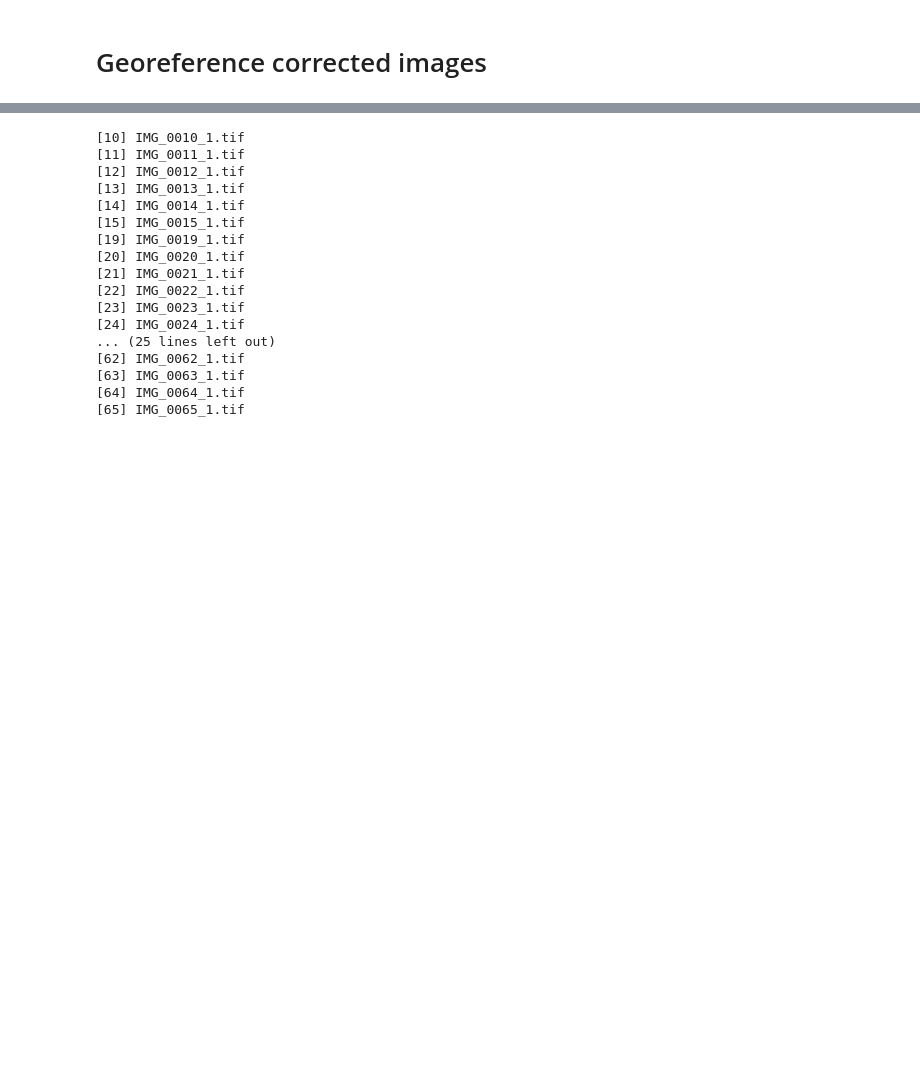
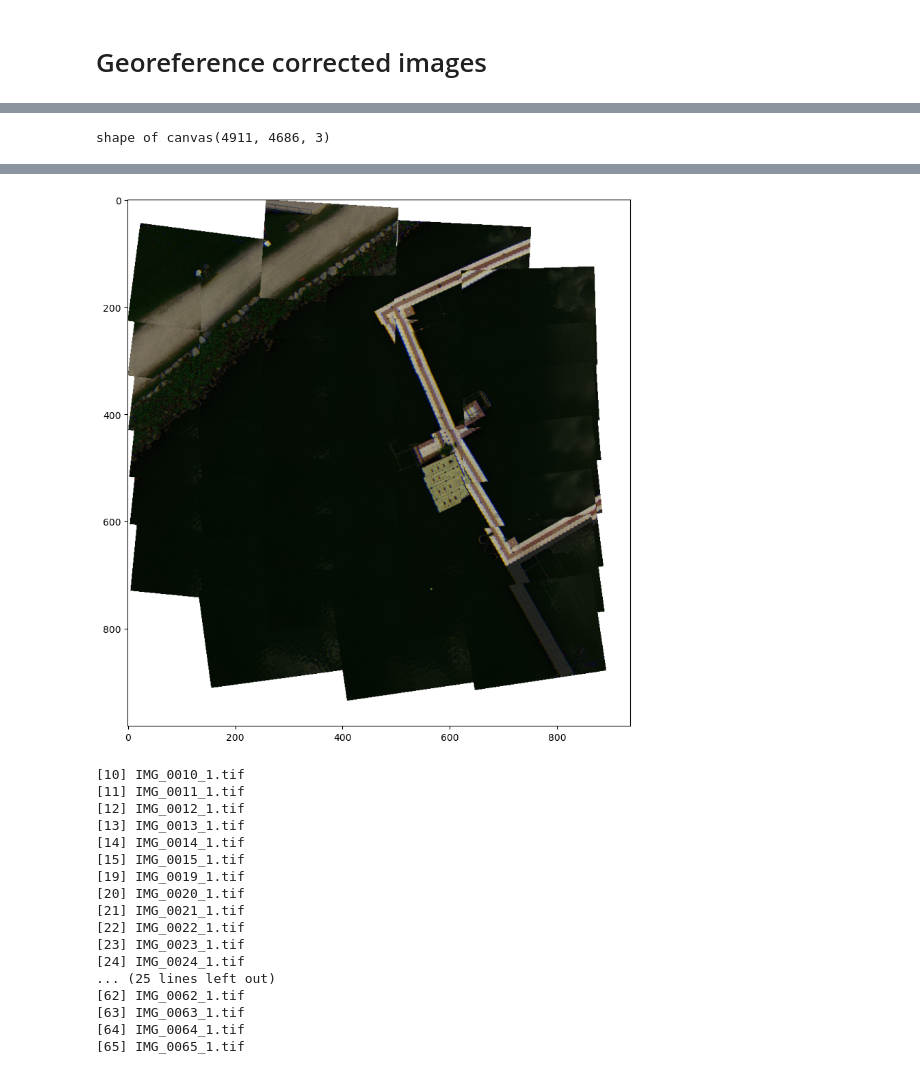
Before and after one commit to pakhuiying/micasense_georeferencing, a Jupyter notebook: interpolateCoordinateCorrection.ipynb, the cells around one changed output, grey strips where cells are left out. Cells and saved outputs as stored; diff of their text form; code cells hidden in the pictures; blank space fills up the shorter version.

```diff
--- a/interpolateCoordinateCorrection.ipynb
+++ b/interpolateCoordinateCorrection.ipynb
@@ -256,0 +185,13 @@ shape of canvas(5115, 4684, 3)
+# %%
+DEM_offset_height = height_min
+df_interpolated = IC.shift_coord(interp_dist_dict, shift_n=20)
+df_cropped = df_interpolated.iloc[flight_points,:]
+#----------------append flight angle---------------------------------------------
+df_cropped.loc[:,['flight_angle']] = -df_cropped['dls-yaw']/np.pi*180
+#-----------adjust UAV's altitude instead of using GPS's altitude reading--------
+df_cropped.loc[:,['altitude']] = df_cropped.loc[:,['altitude']] - DEM_offset_height
+PG = FlightAttributes.PlotGeoreference(imagePath,df_cropped)
+im_display = PG.plot_georeference(reduction_factor=5,plot=True)
+df_cropped.head()
+# %% [output]
+shape of canvas(4911, 4686, 3)
@@ -257 +204,2 @@ shape of canvas(5115, 4684, 3)
+[figure, added]
 # %%
```
Also changed, not shown: parts of 6 cells of this notebook, 2 other files.
